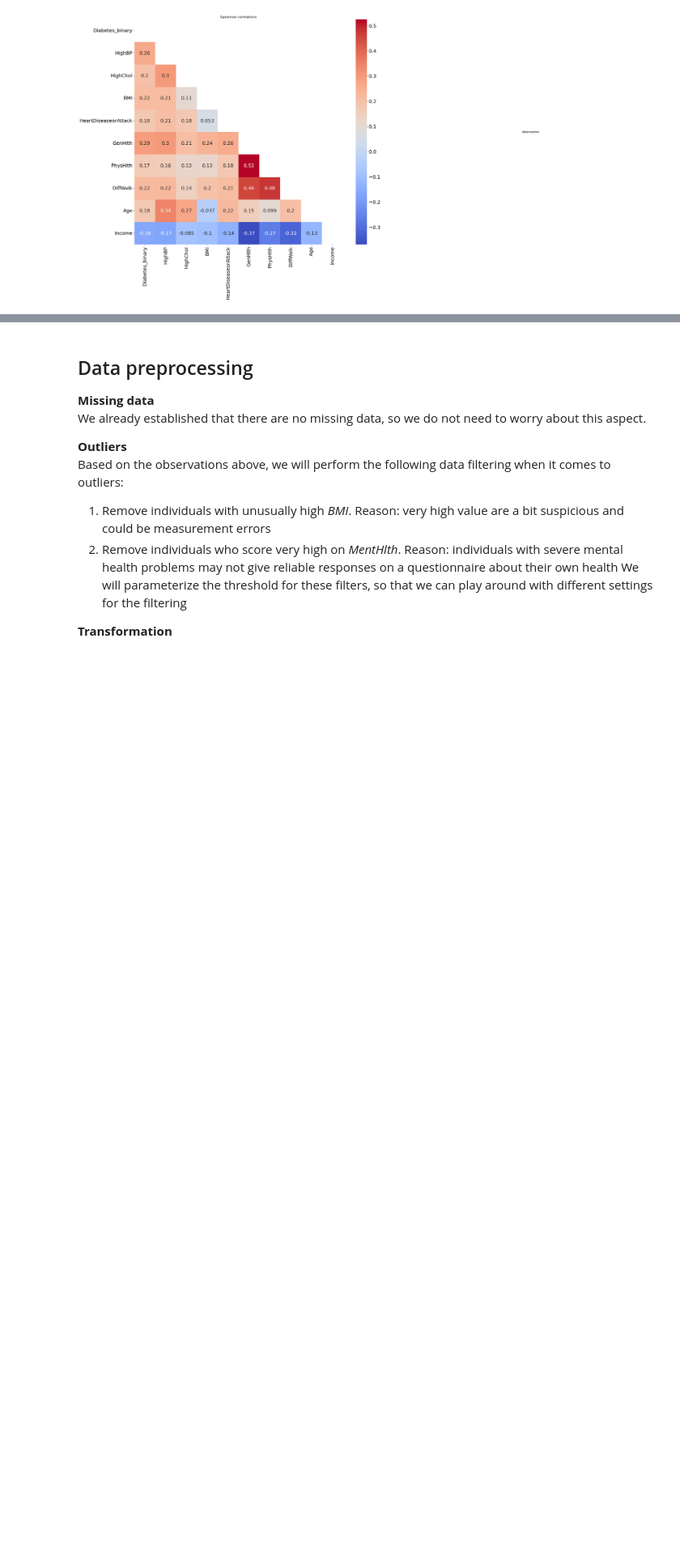
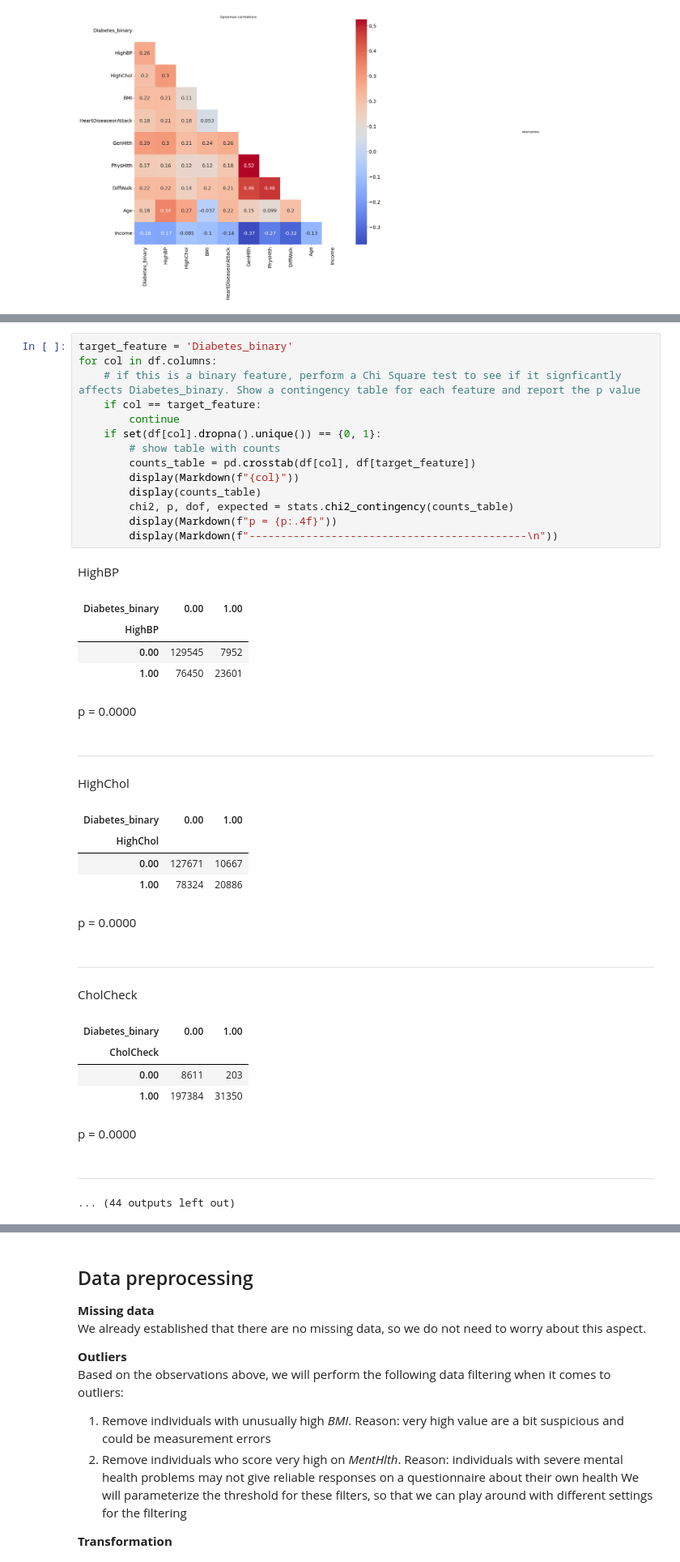
Before and after one commit to nronaldvdberg/integrify, a Jupyter notebook: Module_3_DataScience/projects/project3/project3.ipynb, the cells around one changed output, grey strips where cells are left out. Shown at 81% size. Cells and saved outputs as stored; diff of their text form; blank space fills up the shorter version.

```diff
--- a/Module_3_DataScience/projects/project3/project3.ipynb
+++ b/Module_3_DataScience/projects/project3/project3.ipynb
@@ -194,0 +232,37 @@ rutils.create_corr_plot(df, target_col = 'Diabetes_binary', threshold = 0.15)
+# %%
+target_feature = 'Diabetes_binary'
+for col in df.columns:
+    # if this is a binary feature, perform a Chi Square test to see if it signficantly affects Diabetes_binary. Show a contingency table for each feature and report the p value
+    if col == target_feature:
+        continue
+    if set(df[col].dropna().unique()) == {0, 1}:
+        # show table with counts
+        counts_table = pd.crosstab(df[col], df[target_feature])
+        display(Markdown(f"{col}"))
+        display(counts_table)
+        chi2, p, dof, expected = stats.chi2_contingency(counts_table)
+        display(Markdown(f"p = {p:.4f}"))
+        display(Markdown(f"--------------------------------------------\n"))
+# %% [output]
+HighBP
+| Diabetes_binary | 0.00 | 1.00 |
+| HighBP |  |  |
+| 0.00 | 129545 | 7952 |
+| 1.00 | 76450 | 23601 |
+p = 0.0000
+--------------------------------------------
+HighChol
+| Diabetes_binary | 0.00 | 1.00 |
+| HighChol |  |  |
+| 0.00 | 127671 | 10667 |
+| 1.00 | 78324 | 20886 |
+p = 0.0000
+--------------------------------------------
+CholCheck
+| Diabetes_binary | 0.00 | 1.00 |
+| CholCheck |  |  |
+| 0.00 | 8611 | 203 |
+| 1.00 | 197384 | 31350 |
+p = 0.0000
+--------------------------------------------
+... (44 outputs left out)
```
Also changed, not shown: parts of 9 cells of this notebook, 20 other files.
